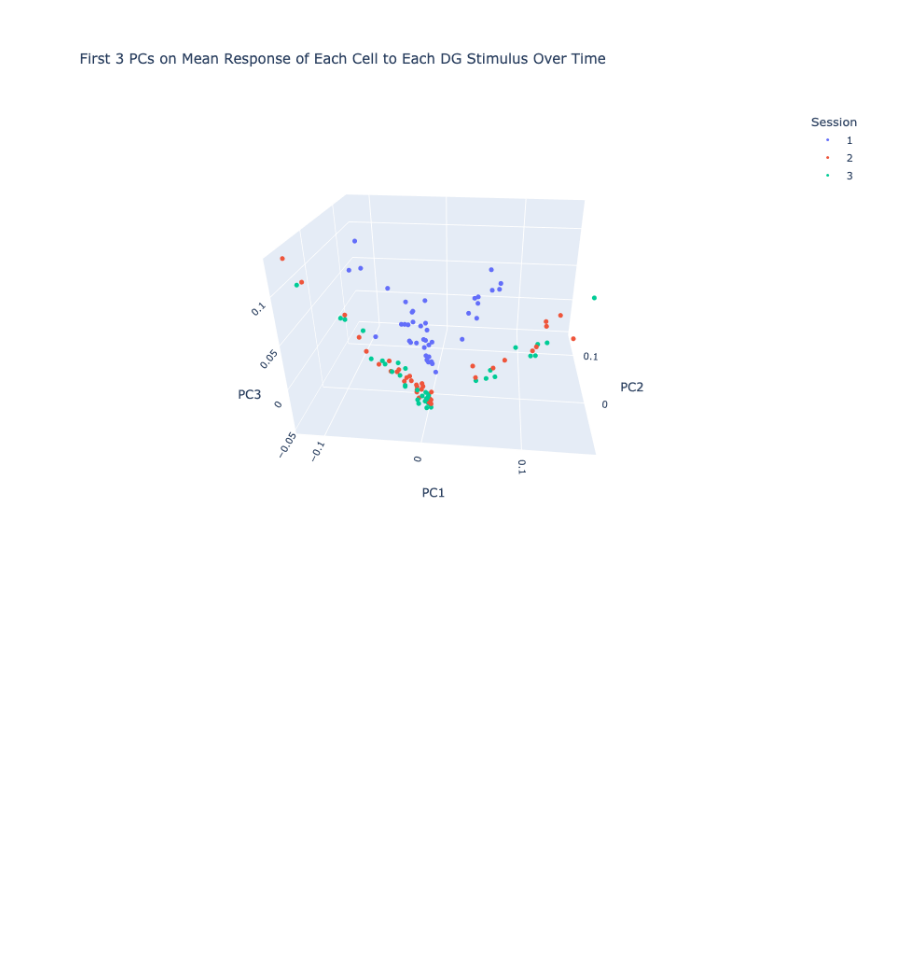
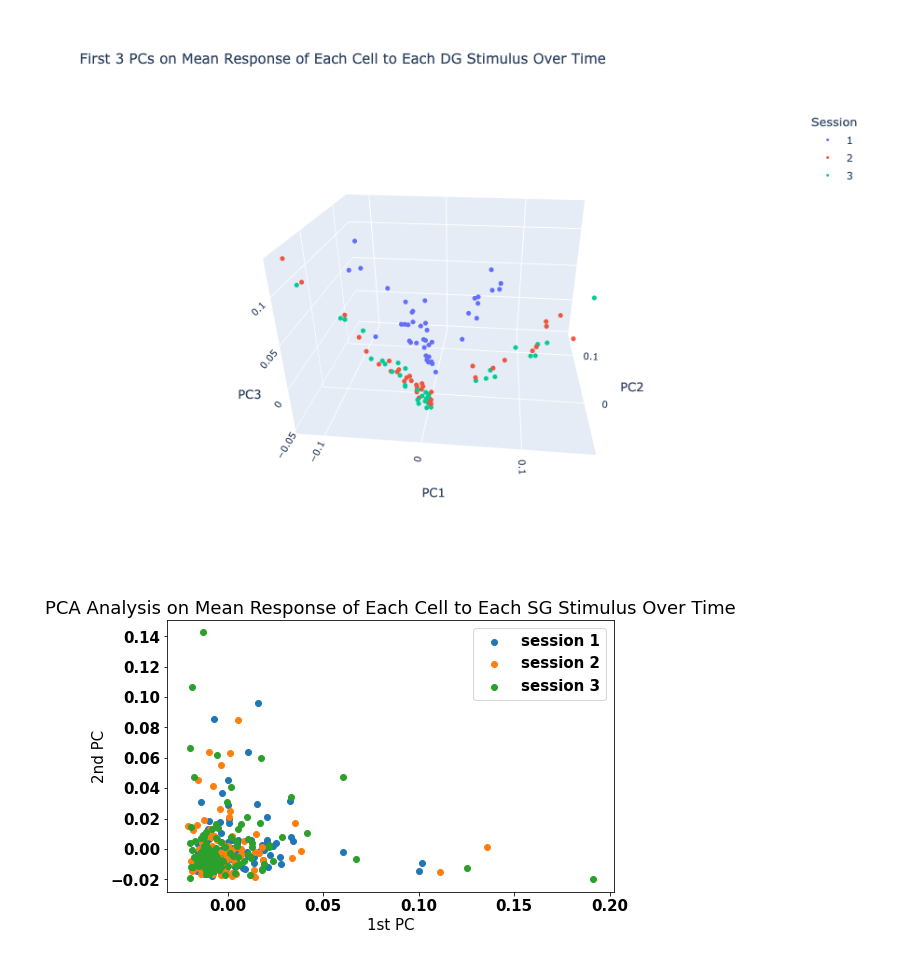
Before and after one commit to naomi-martin/swdb-representational-drift, a Jupyter notebook: code/pca_analysis.ipynb, the cells around one changed output. Drawn from its saved outputs; the diff is of its cells as text; code cells hidden in the pictures; blank space fills up the shorter version.

Commit message:
Added OLD_pca_analysis.ipynb, natural_movies.ipynb; and changes in 3 other files

```diff
--- a/code/pca_analysis.ipynb
+++ b/code/pca_analysis.ipynb
@@ -126,17 +127,22 @@ def get_all_relevant_tables_dg_sg_ns(container_id, stimulus_type):
     desired_container = boc.get_ophys_experiments(experiment_container_ids=[desired_container_id])
     desired_container = sorted(desired_container, key=lambda x: x['session_type']) # sort based on session type so A comes first
 
+    if stimulus_type == "drifting_gratings":
+        session_index = 0
+    elif stimulus_type == "static_gratings" or stimulus_type == "natural_scenes":
+        session_index = 1
+
     # Get session IDs for each session
-    session_one_id = desired_container[0]["id"]
+    session_id = desired_container[session_index]["id"]
 
-    # load in session data for each session
-    session_one = boc.get_ophys_experiment_data(ophys_experiment_id=session_one_id)
+    # load in session data
+    session = boc.get_ophys_experiment_data(ophys_experiment_id=session_id)
 
     # Get all event traces for all neurons in given session
-    all_events = get_events(boc, session_one_id, "VISp")
+    all_events = get_events(boc, session_id, "VISp")
 
     # Get full stimulus table for a given session
-    stim_table = create_stim_df(boc, session_one_id)
+    stim_table = create_stim_df(boc, session_id)
 
     # Isolate desired stimuli from stimulus table
     desired_stimulus_table = stim_table[stim_table.stim_category == stimulus_type]
@@ -348,0 +252,20 @@ fig.show()
+# %%
+# Get response matrics
+response1, response2, response3, sg1_responses_by_stimulus, sg2_responses_by_stimulus, sg3_responses_by_stimulus = get_all_relevant_tables_dg_sg_ns(688678764, "static_gratings")
+# %%
+# Transform data for PCA n=3
+transformed_data_sg = pca_transform_data(sg1_responses_by_stimulus, sg2_responses_by_stimulus, sg3_responses_by_stimulus, 3)
+# %%
+# PCA Model: 2D Visualization
+fig, ax = plt.subplots(figsize=(8,5))
+
+ax.scatter(transformed_data_sg[transformed_data_sg.Session=="1"][0], transformed_data_sg[transformed_data_sg.Session=="1"][1], label="session 1")
+ax.scatter(transformed_data_sg[transformed_data_sg.Session=="2"][0], transformed_data_sg[transformed_data_sg.Session=="2"][1], label="session 2")
+ax.scatter(transformed_data_sg[transformed_data_sg.Session=="3"][0], transformed_data_sg[transformed_data_sg.Session=="3"][1], label="session 3")
+ax.set_xlabel("1st PC")
+ax.set_ylabel("2nd PC")
+ax.set_title("PCA Analysis on Mean Response of Each Cell to Each SG Stimulus Over Time")
+plt.legend(loc="upper right")
+plt.show()
+# %% [output]
+[figure, added]
```
Also changed, not shown: parts of 16 cells of this notebook, 2 other files.
